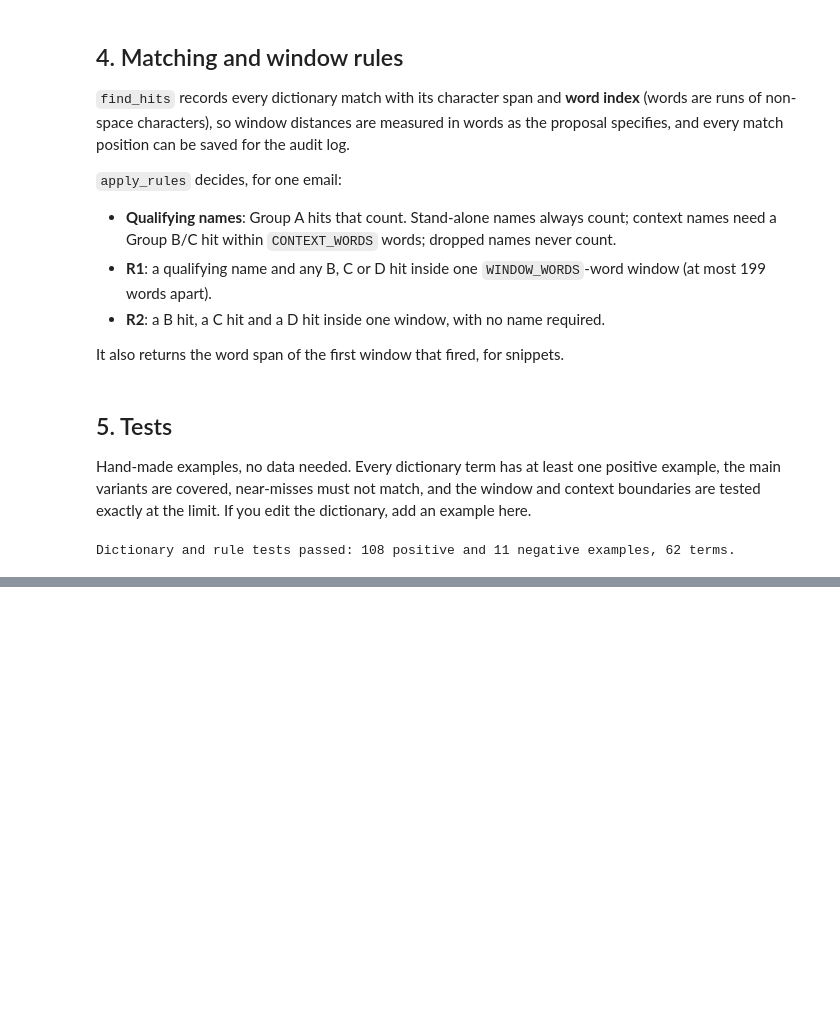
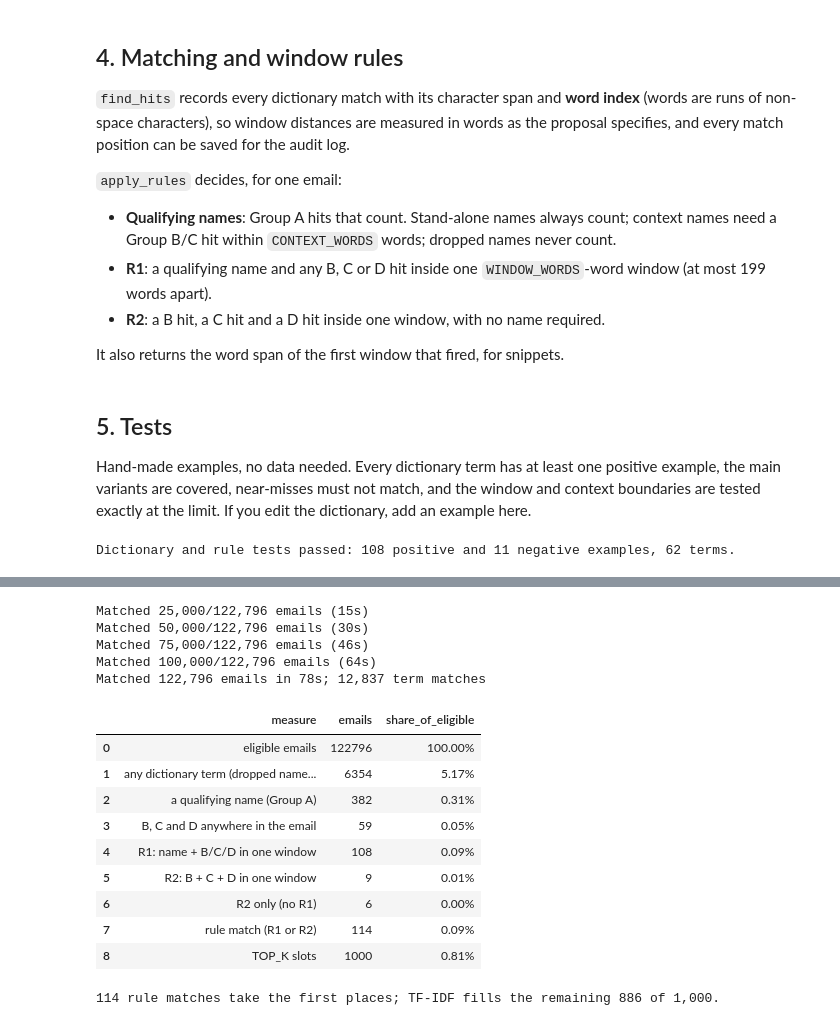
Before and after one commit to Joe-Jiang96/Enron, a Jupyter notebook: notebooks/03_lexical_retrieval.ipynb, the cells around one changed output, grey strips where cells are left out. Saved outputs shown, nothing was run; the diff lists cells and outputs as text; code cells hidden in the pictures; blank space fills up the shorter version.

```diff
--- a/notebooks/03_lexical_retrieval.ipynb
+++ b/notebooks/03_lexical_retrieval.ipynb
@@ -395,0 +487,74 @@ Dictionary and rule tests passed: 108 positive and 11 negative examples, 62 term
+# %%
+started = time.time()
+hits_per_email, rule_results = [], []
+for position, text in enumerate(eligible['text'], 1):
+    hits = find_hits(text)
+    hits_per_email.append(hits)
+    rule_results.append(apply_rules(hits))
+    if position % 25000 == 0:
+        print(f'Matched {position:,}/{len(eligible):,} emails ({time.time() - started:.0f}s)')
+print(f'Matched {len(eligible):,} emails in {time.time() - started:.0f}s; {sum(map(len, hits_per_email)):,} term matches')
+
+eligible['names'] = [r['names'] for r in rule_results]
+eligible['groups'] = [r['groups'] for r in rule_results]
+eligible['r1'] = [r['r1'] for r in rule_results]
+eligible['r2'] = [r['r2'] for r in rule_results]
+eligible['rule_span'] = [r['r1_span'] or r['r2_span'] for r in rule_results]
+eligible['rule_match'] = eligible['r1'] | eligible['r2']
+eligible['rule_type'] = np.select([eligible['r1'], eligible['r2']], ['R1', 'R2'], default='')
+n = len(eligible)
+
+# --- Term table ---
+labels_per_email = [{h.label for h in hits} for hits in hits_per_email]
+term_emails = Counter(label for labels in labels_per_email for label in labels)
+qualifying = Counter(name for names in eligible['names'] for name in names)
+r2_only_mask = (eligible['r2'] & ~eligible['r1']).to_numpy()
+r2_only_terms = Counter(label for labels, keep in zip(labels_per_email, r2_only_mask) if keep for label in labels)
+term_firing = DICTIONARY[['group', 'label', 'term_class']].copy()
+term_firing['emails'] = term_firing['label'].map(term_emails).fillna(0).astype(int)
+term_firing['share'] = (term_firing['emails'] / n).round(4)
+term_firing['qualifying_name_emails'] = np.where(term_firing['group'] == 'A',
+                                                term_firing['label'].map(qualifying).fillna(0), np.nan)
+term_firing['in_r2_only_emails'] = term_firing['label'].map(r2_only_terms).fillna(0).astype(int)
+term_firing.to_csv(RUN_DIR / 'term_firing.csv', index=False)
+
+# --- Rule funnel ---
+any_group = lambda g: eligible['groups'].str.contains(g)
+rule_firing = pd.DataFrame([
+    ('eligible emails', n),
+    ('any dictionary term (dropped names excluded)', int((eligible['groups'] != '').sum())),
+    ('a qualifying name (Group A)', int(eligible['names'].map(bool).sum())),
+    ('B, C and D anywhere in the email', int((any_group('B') & any_group('C') & any_group('D')).sum())),
+    ('R1: name + B/C/D in one window', int(eligible['r1'].sum())),
+    ('R2: B + C + D in one window', int(eligible['r2'].sum())),
+    ('R2 only (no R1)', int(r2_only_mask.sum())),
+    ('rule match (R1 or R2)', int(eligible['rule_match'].sum())),
+    (f'TOP_K slots', TOP_K),
+], columns=['measure', 'emails'])
+rule_firing['share_of_eligible'] = (rule_firing['emails'] / n).map('{:.2%}'.format)
+rule_firing.to_csv(RUN_DIR / 'rule_firing.csv', index=False)
+display(rule_firing)
+
+n_match = int(eligible['rule_match'].sum())
+if n_match > TOP_K:
+    print(f'*** {n_match:,} rule matches exceed TOP_K = {TOP_K:,}. The top {TOP_K:,} would be rule matches only, '
+          f'ordered by TF-IDF; emails without a rule match could not enter. Review the R2 drivers below before section 8.')
+else:
+    print(f'{n_match:,} rule matches take the first places; TF-IDF fills the remaining {TOP_K - n_match:,} of {TOP_K:,}.')
+# %% [output]
+Matched 25,000/122,796 emails (15s)
+Matched 50,000/122,796 emails (30s)
+Matched 75,000/122,796 emails (46s)
+Matched 100,000/122,796 emails (64s)
+Matched 122,796 emails in 78s; 12,837 term matches
+|  | measure | emails | share_of_eligible |
+| 0 | eligible emails | 122796 | 100.00% |
+| 1 | any dictionary term (dropped name... | 6354 | 5.17% |
+| 2 | a qualifying name (Group A) | 382 | 0.31% |
+| 3 | B, C and D anywhere in the email | 59 | 0.05% |
+| 4 | R1: name + B/C/D in one window | 108 | 0.09% |
+| 5 | R2: B + C + D in one window | 9 | 0.01% |
+| 6 | R2 only (no R1) | 6 | 0.00% |
+| 7 | rule match (R1 or R2) | 114 | 0.09% |
+| 8 | TOP_K slots | 1000 | 0.81% |
+114 rule matches take the first places; TF-IDF fills the remaining 886 of 1,000.
```
Also changed, not shown: parts of 7 cells of this notebook.
